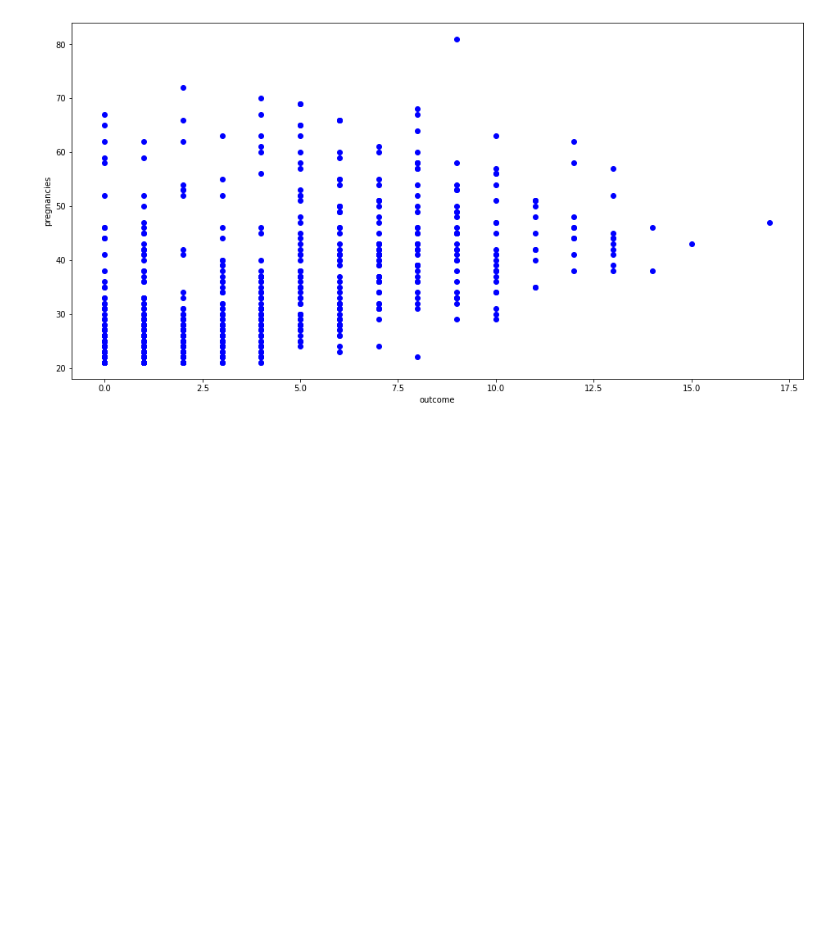
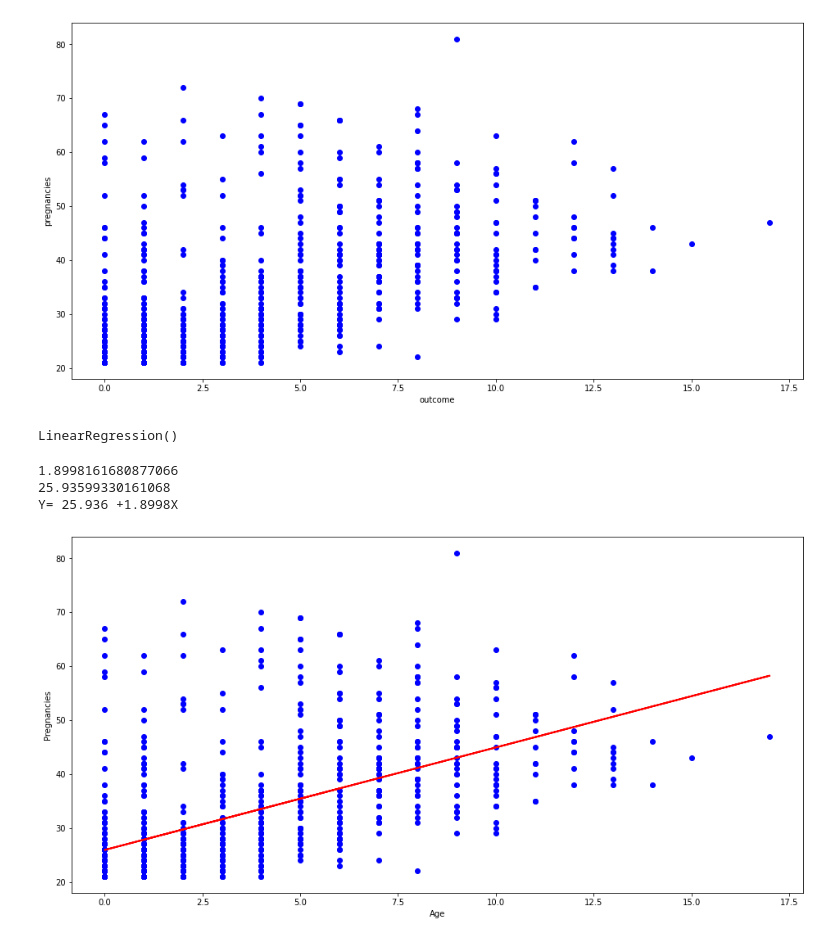
Before and after one commit to Kimxons/machine-learning-by-practice, a Jupyter notebook: linear_regression.ipynb, the cells around one changed output. Drawn from its saved outputs; the diff is of its cells as text; code cells hidden in the pictures; blank space fills up the shorter version.

Commit message:
linear reg' '

```diff
--- a/linear_regression.ipynb
+++ b/linear_regression.ipynb
@@ -33,3 +33,40 @@ plt.ylabel("pregnancies")
 plt.show()
 # %% [output]
 [figure]
+# %%
+X = data["Pregnancies"].values.reshape(-1,1)
+Y = data["Age"].values.reshape(-1,1)
+
+
+rg = LinearRegression()
+rg.fit(X,Y)
+# %% [output]
+LinearRegression()
+# %%
+print(rg.coef_[0][0])
+print(rg.intercept_[0])
+
+print("Y= {:.5} + {:.5}X".format(rg.intercept_[0], rg.coef_[0][0]))
+# %% [output]
+1.8998161680877066
+25.93599330161068
+Y= 25.936 +1.8998X
+# %%
+predictions = rg.predict(X)
+plt.figure(figsize=(16, 8))
+plt.scatter(
+    data["Pregnancies"],
+    data["Age"],
+    c="blue"
+)
+plt.plot(
+    data["Pregnancies"],
+    predictions,
+    c="red",
+    linewidth=2
+)
+plt.xlabel("Age")
+plt.ylabel("Pregnancies")
+plt.show()
+# %% [output]
+[figure, added]
```
Also changed, not shown: parts of 2 cells of this notebook.
